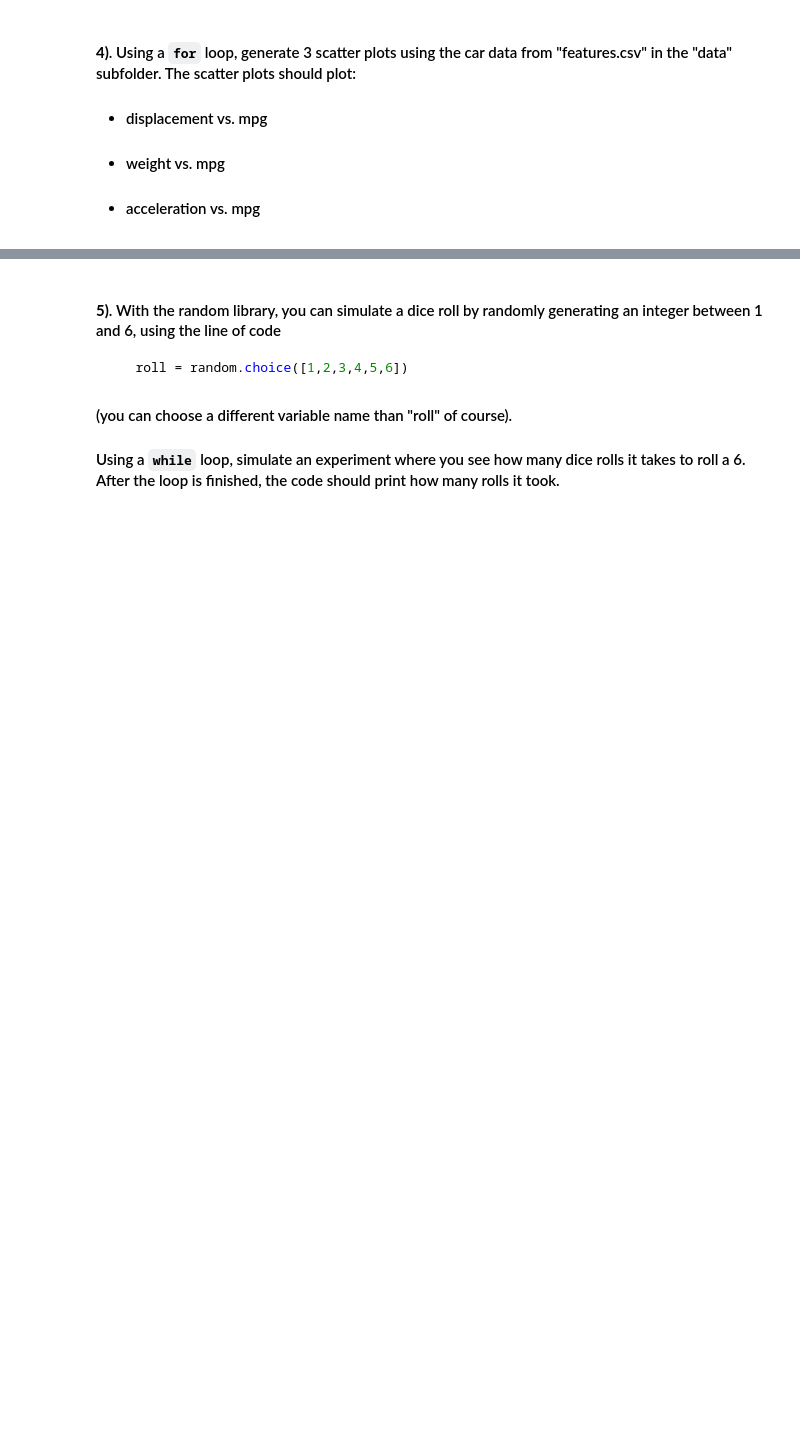
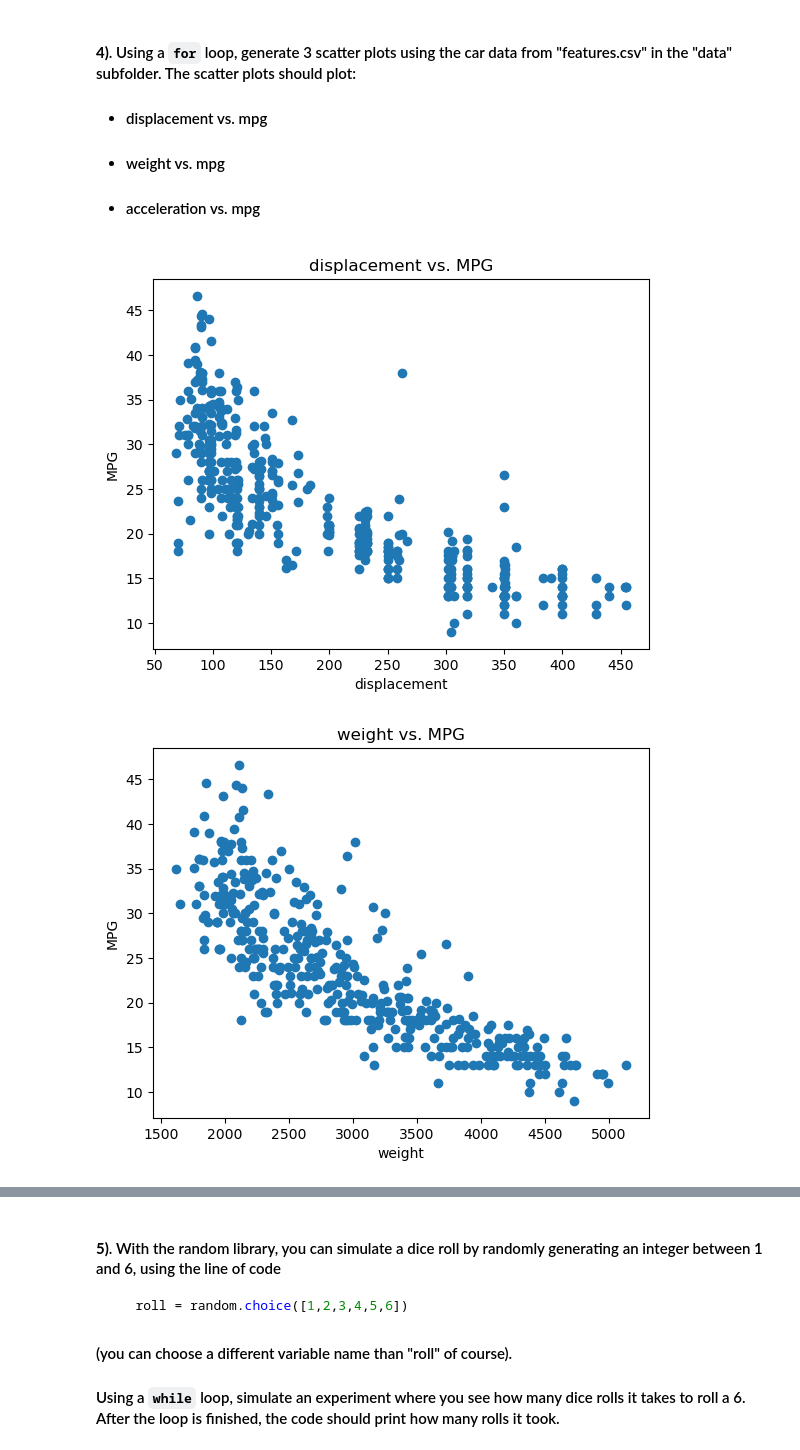
Before and after one commit to cbball-cyber/datasci151spring2026, a Jupyter notebook: lecture_08/my_lecture_08.ipynb, the cells around one changed output, grey strips where cells are left out. Cells and saved outputs as stored; diff of their text form; code cells hidden in the pictures; blank space fills up the shorter version.

```diff
--- a/lecture_08/my_lecture_08.ipynb
+++ b/lecture_08/my_lecture_08.ipynb
@@ -653,4 +658,15 @@ _IncompleteInputError: incomplete input (3698431259.py, line 5)
 # %%
 carfeatures = pd.read_csv("data/features.csv")
 
 # your code below
+columns = ['displacement', 'weight', 'acceleration']
+
+for col in columns:
+    plt.scatter(carfeatures[col], carfeatures['mpg'])
+    plt.xlabel(col)
+    plt.ylabel('MPG')
+    plt.title(col + ' vs. MPG')
+    plt.show()
+# %% [output]
+[figure, added]
+[figure, added]
```
Also changed, not shown: parts of 7 cells of this notebook, 1 other file.
